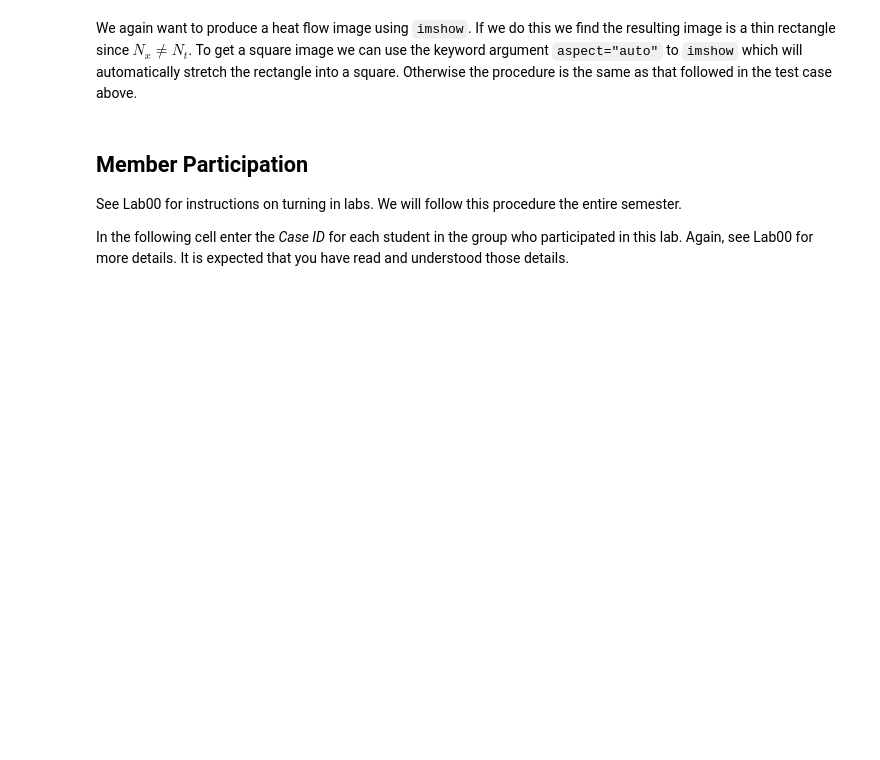
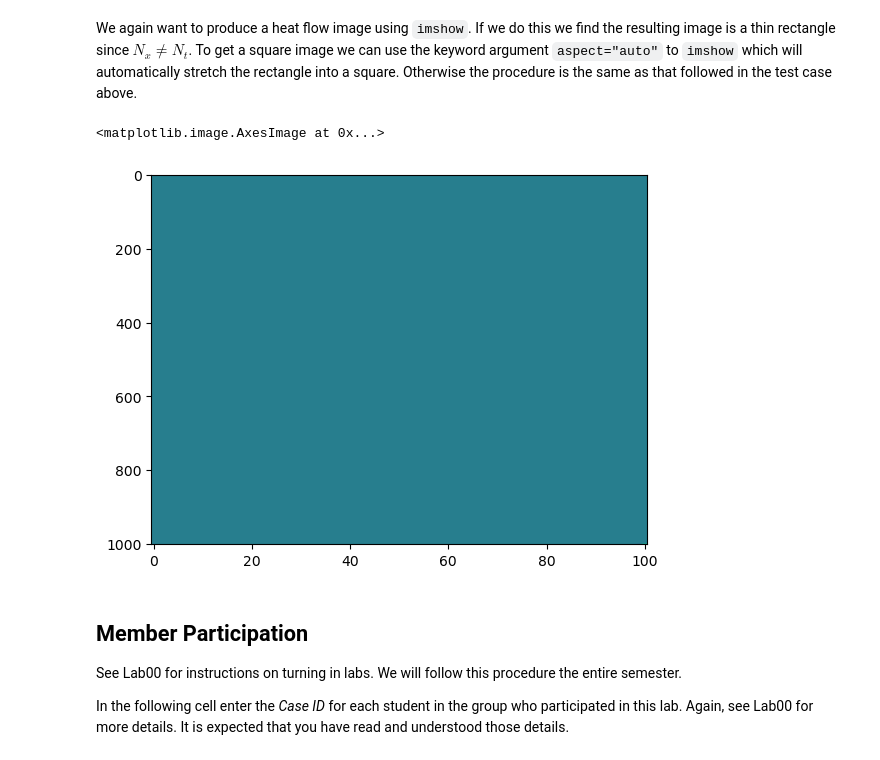
Before and after one commit to SerenaLynas/p250-spring-2026, a Jupyter notebook: labs/Lab07.ipynb, the cells around one changed output. Drawn from its saved outputs; the diff is of its cells as text; code cells hidden in the pictures; blank space fills up the shorter version.

```diff
--- a/labs/Lab07.ipynb
+++ b/labs/Lab07.ipynb
@@ -153,3 +197,8 @@ raise NotImplementedError()
+# %%
+plt.imshow(T, aspect="auto")
+# %% [output]
+<matplotlib.image.AxesImage at 0x...>
+[figure, added]
 # %% [markdown]
 ## Member Participation
 
```
Also changed, not shown: parts of 6 cells of this notebook.
